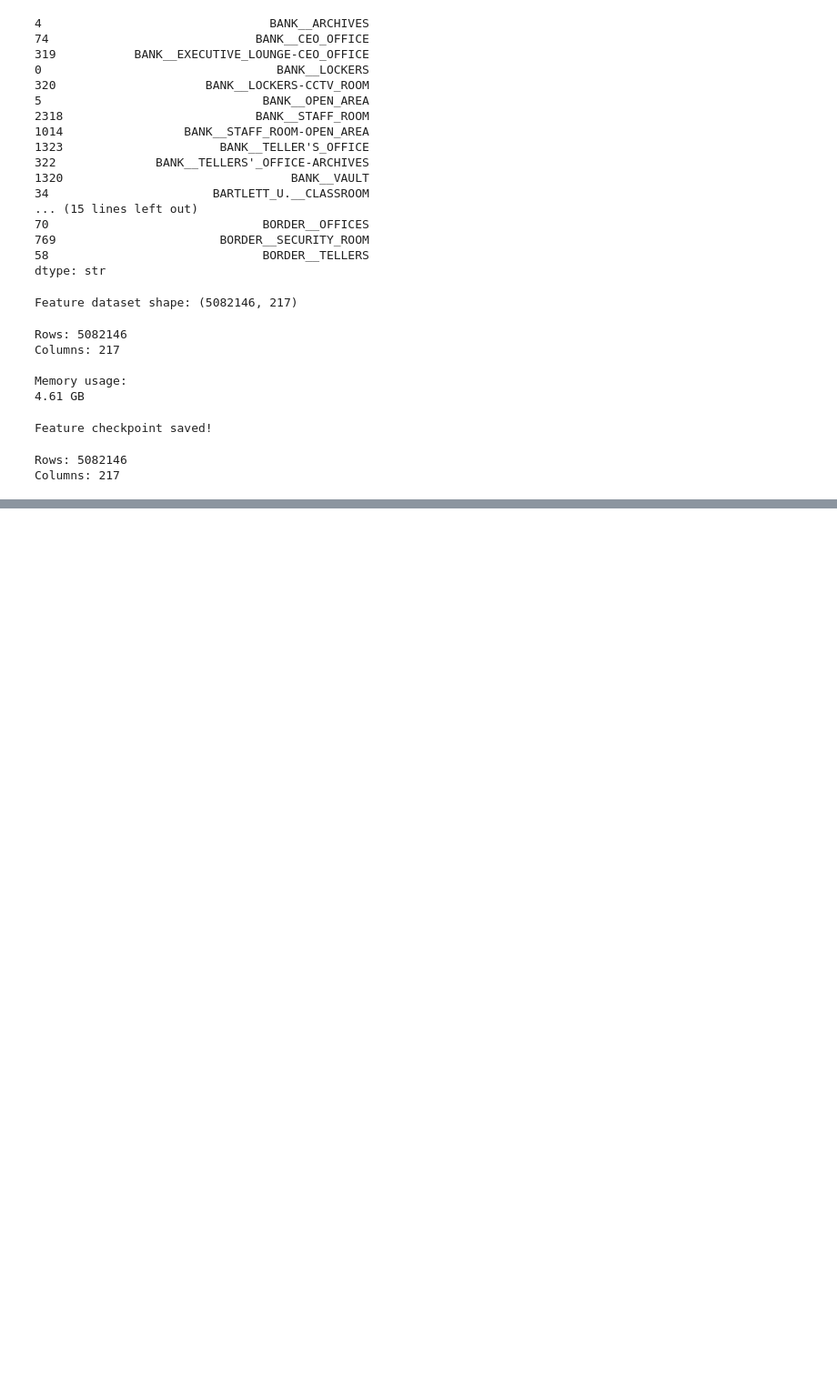
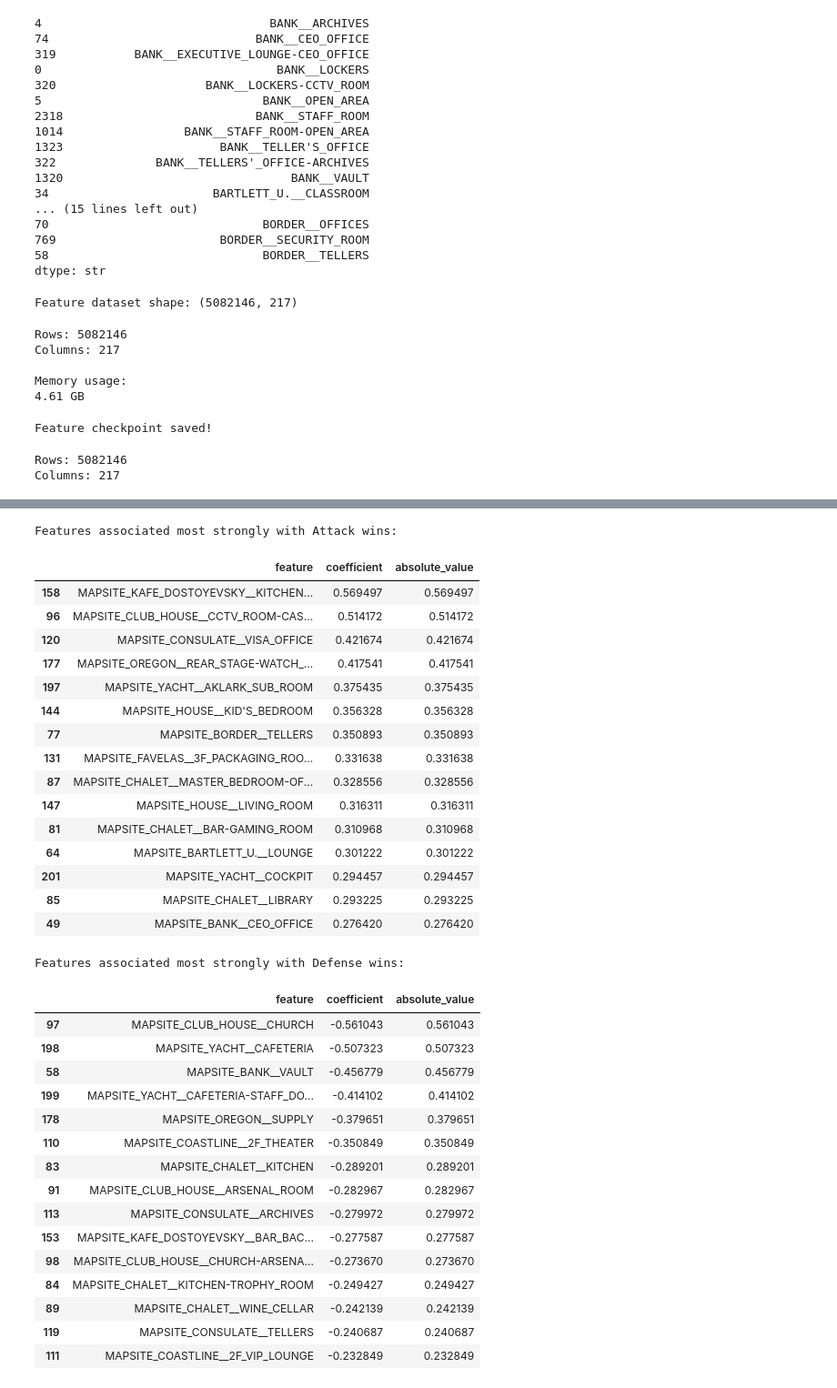
Before and after one commit to Juuexe/SWP, a Jupyter notebook: notebooks/01_explore_data.ipynb, the cells around one changed output, grey strips where cells are left out. Shown at 91% size. Saved outputs shown, nothing was run; the diff lists cells and outputs as text; code cells hidden in the pictures; blank space fills up the shorter version.

```diff
--- a/notebooks/01_explore_data.ipynb
+++ b/notebooks/01_explore_data.ipynb
@@ -467,0 +609,16 @@ Columns: 217
+# %%
+from sklearn.linear_model import LogisticRegression
+
+# Create the Logistic Regression model
+model = LogisticRegression(
+    max_iter=1000,
+    solver="liblinear"
+)
+
+# Train the model
+model.fit(
+    X_train_sparse,
+    y_train
+)
+
+print("Model training complete!")
@@ -467,0 +697,62 @@ Columns: 217
+# %%
+# Look at the strongest positive and negative model coefficients
+
+feature_coefficients = pd.DataFrame({
+    "feature": feature_columns,
+    "coefficient": model.coef_[0]
+})
+
+feature_coefficients["absolute_value"] = (
+    feature_coefficients["coefficient"].abs()
+)
+
+print("Features associated most strongly with Attack wins:")
+
+display(
+    feature_coefficients
+    .sort_values("coefficient", ascending=False)
+    .head(15)
+)
+
+print("Features associated most strongly with Defense wins:")
+
+display(
+    feature_coefficients
+    .sort_values("coefficient", ascending=True)
+    .head(15)
+)
+# %% [output]
+Features associated most strongly with Attack wins:
+|  | feature | coefficient | absolute_value |
+| 158 | MAPSITE_KAFE_DOSTOYEVSKY__KITCHEN... | 0.569497 | 0.569497 |
+| 96 | MAPSITE_CLUB_HOUSE__CCTV_ROOM-CAS... | 0.514172 | 0.514172 |
+| 120 | MAPSITE_CONSULATE__VISA_OFFICE | 0.421674 | 0.421674 |
+| 177 | MAPSITE_OREGON__REAR_STAGE-WATCH_... | 0.417541 | 0.417541 |
+| 197 | MAPSITE_YACHT__AKLARK_SUB_ROOM | 0.375435 | 0.375435 |
+| 144 | MAPSITE_HOUSE__KID'S_BEDROOM | 0.356328 | 0.356328 |
+| 77 | MAPSITE_BORDER__TELLERS | 0.350893 | 0.350893 |
+| 131 | MAPSITE_FAVELAS__3F_PACKAGING_ROO... | 0.331638 | 0.331638 |
+| 87 | MAPSITE_CHALET__MASTER_BEDROOM-OF... | 0.328556 | 0.328556 |
+| 147 | MAPSITE_HOUSE__LIVING_ROOM | 0.316311 | 0.316311 |
+| 81 | MAPSITE_CHALET__BAR-GAMING_ROOM | 0.310968 | 0.310968 |
+| 64 | MAPSITE_BARTLETT_U.__LOUNGE | 0.301222 | 0.301222 |
+| 201 | MAPSITE_YACHT__COCKPIT | 0.294457 | 0.294457 |
+| 85 | MAPSITE_CHALET__LIBRARY | 0.293225 | 0.293225 |
+| 49 | MAPSITE_BANK__CEO_OFFICE | 0.276420 | 0.276420 |
+Features associated most strongly with Defense wins:
+|  | feature | coefficient | absolute_value |
+| 97 | MAPSITE_CLUB_HOUSE__CHURCH | -0.561043 | 0.561043 |
+| 198 | MAPSITE_YACHT__CAFETERIA | -0.507323 | 0.507323 |
+| 58 | MAPSITE_BANK__VAULT | -0.456779 | 0.456779 |
+| 199 | MAPSITE_YACHT__CAFETERIA-STAFF_DO... | -0.414102 | 0.414102 |
+| 178 | MAPSITE_OREGON__SUPPLY | -0.379651 | 0.379651 |
+| 110 | MAPSITE_COASTLINE__2F_THEATER | -0.350849 | 0.350849 |
+| 83 | MAPSITE_CHALET__KITCHEN | -0.289201 | 0.289201 |
+| 91 | MAPSITE_CLUB_HOUSE__ARSENAL_ROOM | -0.282967 | 0.282967 |
+| 113 | MAPSITE_CONSULATE__ARCHIVES | -0.279972 | 0.279972 |
+| 153 | MAPSITE_KAFE_DOSTOYEVSKY__BAR_BAC... | -0.277587 | 0.277587 |
+| 98 | MAPSITE_CLUB_HOUSE__CHURCH-ARSENA... | -0.273670 | 0.273670 |
+| 84 | MAPSITE_CHALET__KITCHEN-TROPHY_ROOM | -0.249427 | 0.249427 |
+| 89 | MAPSITE_CHALET__WINE_CELLAR | -0.242139 | 0.242139 |
+| 119 | MAPSITE_CONSULATE__TELLERS | -0.240687 | 0.240687 |
+| 111 | MAPSITE_COASTLINE__2F_VIP_LOUNGE | -0.232849 | 0.232849 |
```
Also changed, not shown: parts of 31 cells of this notebook.
